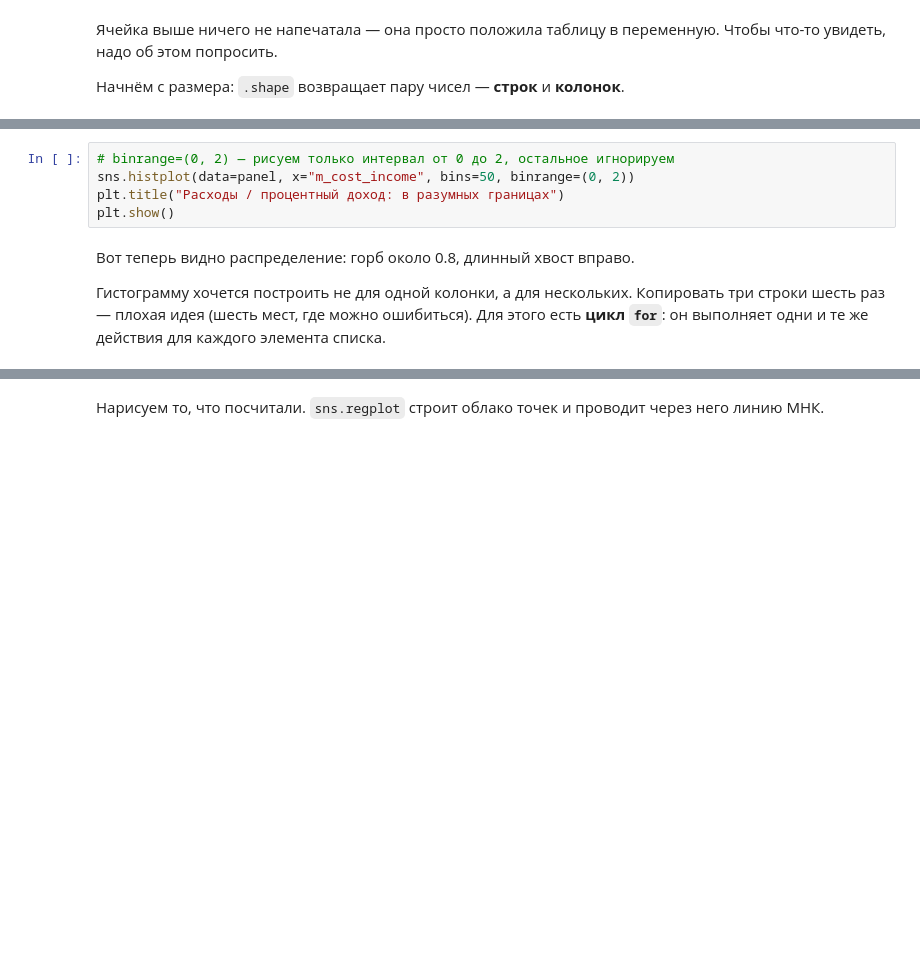
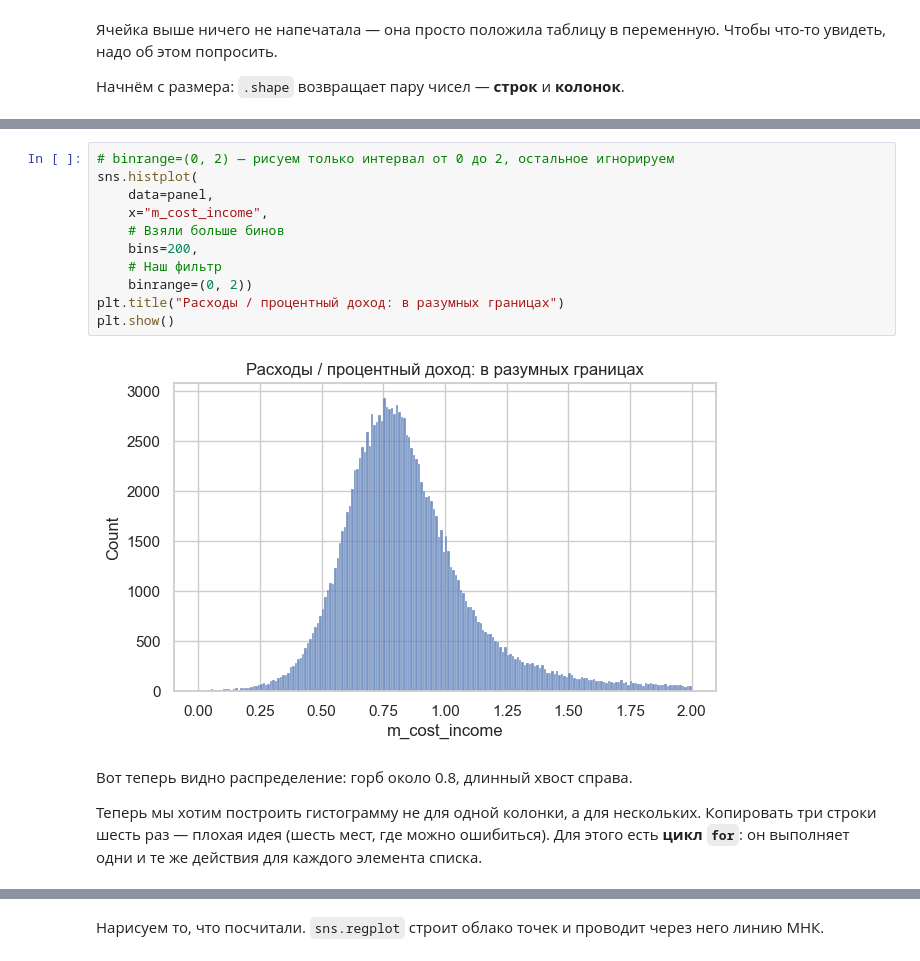
Before and after one commit to nvvoitov/da_intro, a Jupyter notebook: notebooks/L01.ipynb, the cells around one changed output, grey strips where cells are left out. Drawn from its saved outputs; the diff is of its cells as text; blank space fills up the shorter version.

```diff
--- a/notebooks/L01.ipynb
+++ b/notebooks/L01.ipynb
@@ -139,10 +194,18 @@ plt.show()
 # %%
 # binrange=(0, 2) — рисуем только интервал от 0 до 2, остальное игнорируем
-sns.histplot(data=panel, x="m_cost_income", bins=50, binrange=(0, 2))
+sns.histplot(
+    data=panel,
+    x="m_cost_income",
+    # Взяли больше бинов
+    bins=200,
+    # Наш фильтр
+    binrange=(0, 2))
 plt.title("Расходы / процентный доход: в разумных границах")
 plt.show()
+# %% [output]
+[figure, added]
 # %% [markdown]
-Вот теперь видно распределение: горб около 0.8, длинный хвост вправо.
+Вот теперь видно распределение: горб около 0.8, длинный хвост справа.
 
-Гистограмму хочется построить не для одной колонки, а для нескольких. Копировать три строки шесть раз — плохая идея (шесть мест, где можно ошибиться). Для этого есть **цикл `for`**: он выполняет одни и те же действия для каждого элемента списка.
+Теперь мы хотим построить гистограмму не для одной колонки, а для нескольких. Копировать три строки шесть раз — плохая идея (шесть мест, где можно ошибиться). Для этого есть **цикл `for`**: он выполняет одни и те же действия для каждого элемента списка.
 # %%
```
Also changed, not shown: parts of 60 cells of this notebook, 6 other files.
